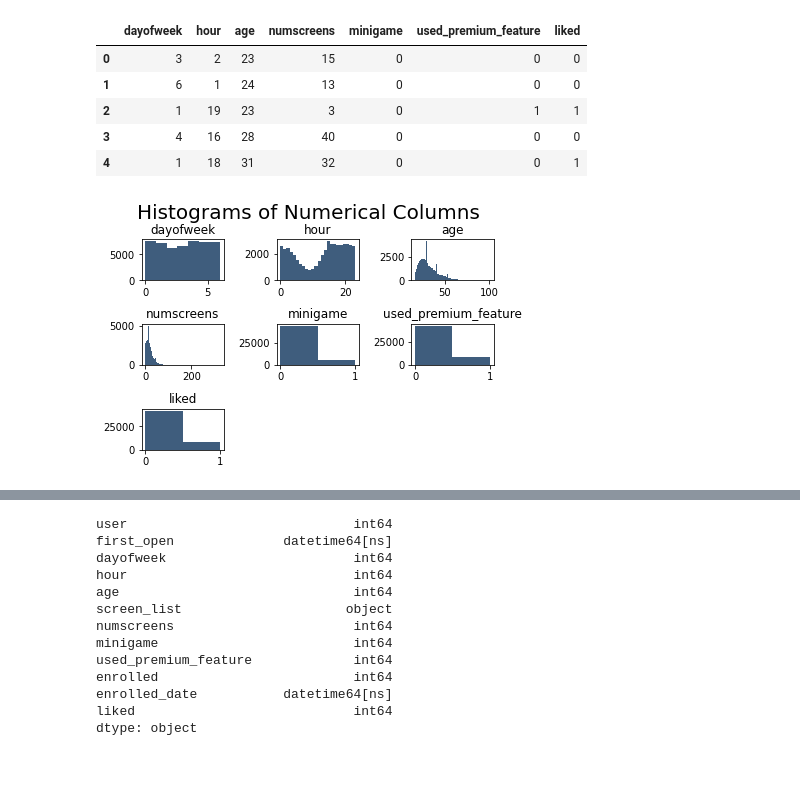
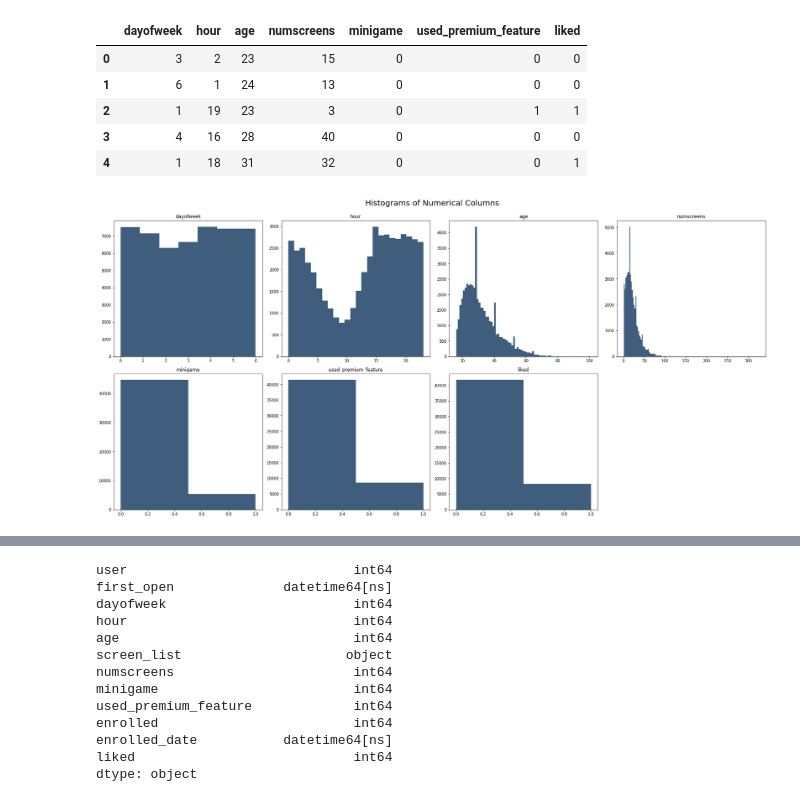
Before and after one commit to jha-vineet69/Customer-Subscription-Conversion, a Jupyter notebook: Conversion_Analysis.ipynb, the cells around one changed output, grey strips where cells are left out. Saved outputs shown, nothing was run; the diff lists cells and outputs as text; code cells hidden in the pictures; blank space fills up the shorter version.

```diff
--- a/Conversion_Analysis.ipynb
+++ b/Conversion_Analysis.ipynb
@@ -90,20 +94,21 @@ dataset2.head()
 | 4 | 1 | 18 | 31 | 32 | 0 | 0 | 1 |
 # %%
 ## Histograms
+plt.figure(figsize=(24,12))
 plt.suptitle('Histograms of Numerical Columns', fontsize=20)
 for i in range(1, dataset2.shape[1] + 1):
-    plt.subplot(3, 3, i)
+    plt.subplot(2, 4, i)
     f = plt.gca()
 #    f.axes.get_yaxis().set_visible(False)
     f.set_title(dataset2.columns.values[i - 1])
 
     vals = np.size(dataset2.iloc[:, i - 1].unique())
 
     plt.hist(dataset2.iloc[:, i - 1], bins=vals, color='#3F5D7D')
 plt.tight_layout(rect=[0, 0.03, 1, 0.95])
 plt.savefig('app_data_hist.jpg')
 # %% [output]
-[figure, old version]
+[figure, new version]
 # %%
 ## Correlation with Response Variable
 dataset2.corrwith(dataset.enrolled).plot.bar(figsize=(20,10),
```
Also changed, not shown: parts of 32 cells of this notebook.
